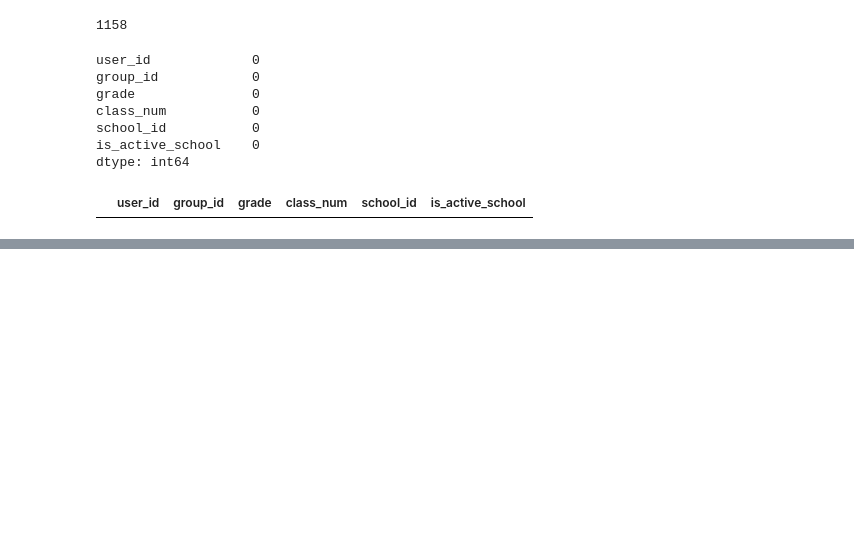
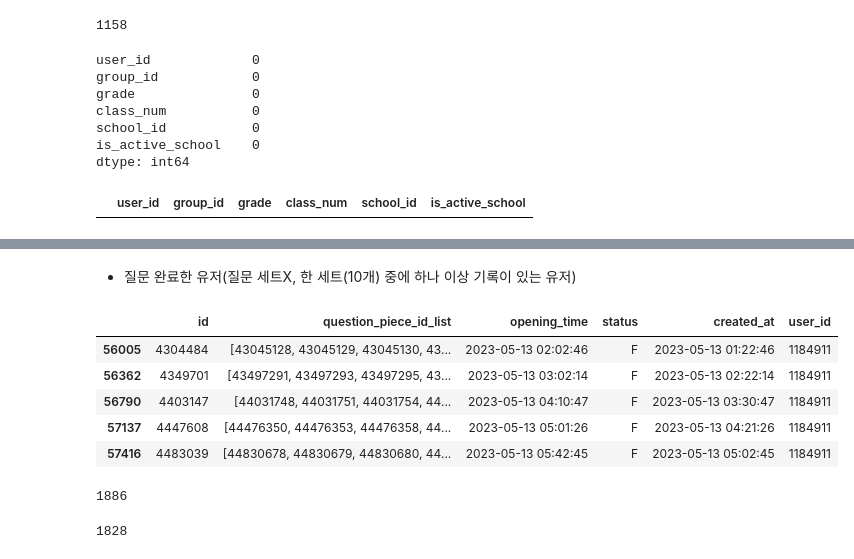
Before and after one commit to EtheriumArchive/Codeit_project, a Jupyter notebook: eda_eunsu_v4.ipynb, the cells around one changed output, grey strips where cells are left out. Drawn from its saved outputs; the diff is of its cells as text; code cells hidden in the pictures; blank space fills up the shorter version.

```diff
--- a/eda_eunsu_v4.ipynb
+++ b/eda_eunsu_v4.ipynb
@@ -692,0 +766,34 @@ polls_questionset
+# %% [markdown]
+- 질문 완료한 유저(질문 세트X, 한 세트(10개) 중에 하나 이상 기록이 있는 유저)
+# %%
+cond = (funnel_questionset['status'] == 'F') | (funnel_questionset['status'] == 'O')
+abcde_questionset = funnel_questionset[cond]
+abcde_questionset = abcde_questionset[abcde_questionset['user_id'].isin(abcde_signup_user)]
+abcde_questionset.head(5)
+# %% [output]
+|  | id | question_piece_id_list | opening_time | status | created_at | user_id |
+| 56005 | 4304484 | [43045128, 43045129, 43045130, 43... | 2023-05-13 02:02:46 | F | 2023-05-13 01:22:46 | 1184911 |
+| 56362 | 4349701 | [43497291, 43497293, 43497295, 43... | 2023-05-13 03:02:14 | F | 2023-05-13 02:22:14 | 1184911 |
+| 56790 | 4403147 | [44031748, 44031751, 44031754, 44... | 2023-05-13 04:10:47 | F | 2023-05-13 03:30:47 | 1184911 |
+| 57137 | 4447608 | [44476350, 44476353, 44476358, 44... | 2023-05-13 05:01:26 | F | 2023-05-13 04:21:26 | 1184911 |
+| 57416 | 4483039 | [44830678, 44830679, 44830680, 44... | 2023-05-13 05:42:45 | F | 2023-05-13 05:02:45 | 1184911 |
+# %%
+# 1,886명밖에 안 나옴
+# 질문 세트중 하나라도 완료한 걸 보려면 질문 테이블로 봐야하지 않나?
+# 일단 질문 세트로도 다시 봐야겠음
+
+abcde_questionset_user = abcde_questionset['user_id'].unique()
+len(abcde_questionset_user)
+# %% [output]
+1886
+# %%
+# 와,,, 질문으로만 보면
+# 수가 더 적어지네..?
+# 하긴 그럴만도 한게 질문 테이블의 전체 유저 수는 4천여명밖에 안됐음
+# 일단 질문 세트 테이블로 가는 것으로!
+
+abcde_question = funnel_question[funnel_question['user_id'].isin(abcde_signup_user)]
+abcde_question_user = abcde_question['user_id'].unique()
+len(abcde_question_user)
+# %% [output]
+1828
```
Also changed, not shown: parts of 46 cells of this notebook.
